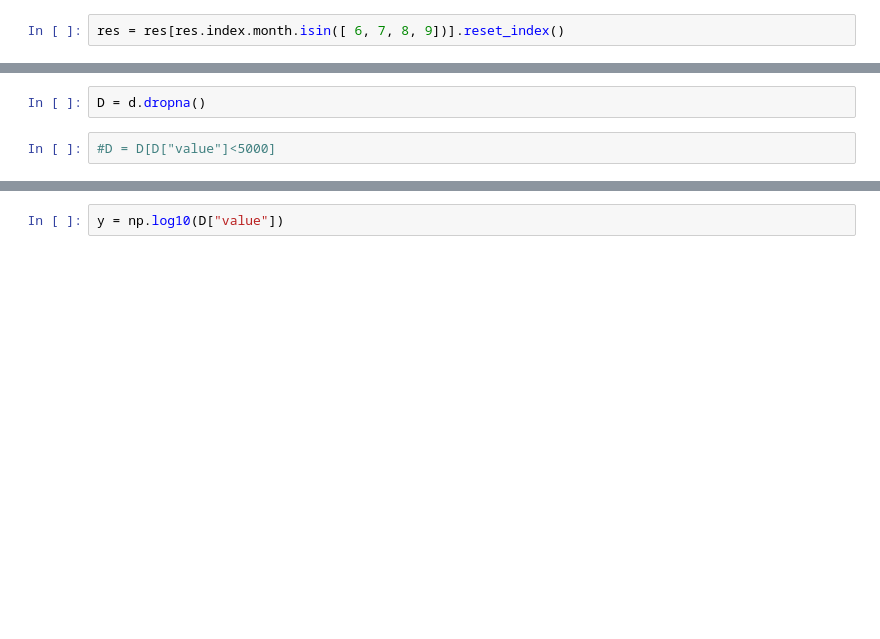
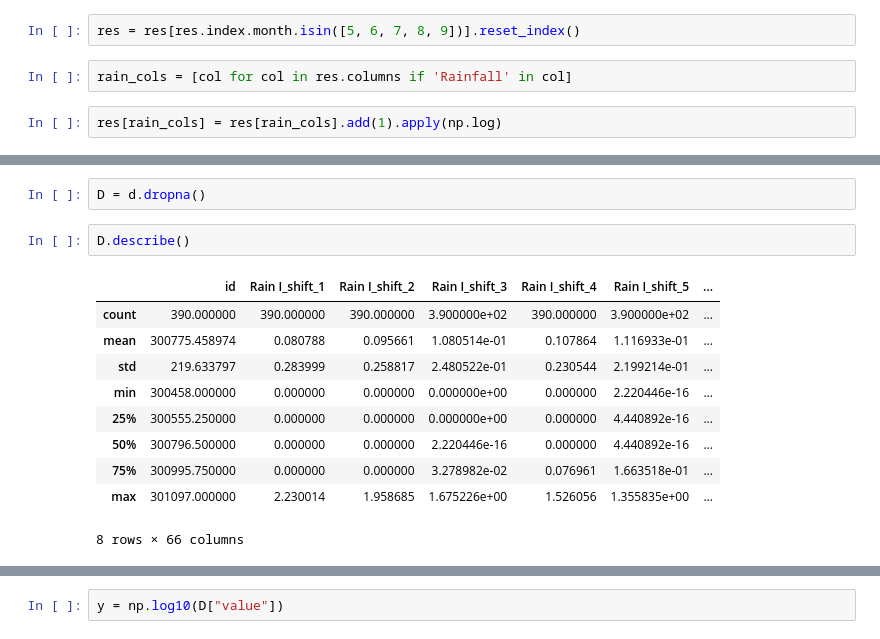
Before and after one commit to mrustl/plattform, a Jupyter notebook: test_area_select.ipynb, the cells around one changed output, grey strips where cells are left out. Cells and saved outputs as stored; diff of their text form; blank space fills up the shorter version.

Commit message:
log rainfall

```diff
--- a/test_area_select.ipynb
+++ b/test_area_select.ipynb
@@ -66,2 +116,6 @@ res.filter(regex='_shift_1').plot()
 # %%
-res = res[res.index.month.isin([ 6, 7, 8, 9])].reset_index()
+res = res[res.index.month.isin([5, 6, 7, 8, 9])].reset_index()
+# %%
+rain_cols = [col for col in res.columns if 'Rainfall' in col]
+# %%
+res[rain_cols] = res[rain_cols].add(1).apply(np.log)
@@ -74,4 +144,15 @@ d = FIB.merge(res, on= "date").drop("variable", axis = 1)
 # %%
 D = d.dropna()
 # %%
-#D = D[D["value"]<5000]
+D.describe()
+# %% [output]
+|  | id | Rain I_shift_1 | Rain I_shift_2 | Rain I_shift_3 | Rain I_shift_4 | Rain I_shift_5 | ... |
+| count | 390.000000 | 390.000000 | 390.000000 | 3.900000e+02 | 390.000000 | 3.900000e+02 | ... |
+| mean | 300775.458974 | 0.080788 | 0.095661 | 1.080514e-01 | 0.107864 | 1.116933e-01 | ... |
+| std | 219.633797 | 0.283999 | 0.258817 | 2.480522e-01 | 0.230544 | 2.199214e-01 | ... |
+| min | 300458.000000 | 0.000000 | 0.000000 | 0.000000e+00 | 0.000000 | 2.220446e-16 | ... |
+| 25% | 300555.250000 | 0.000000 | 0.000000 | 0.000000e+00 | 0.000000 | 4.440892e-16 | ... |
+| 50% | 300796.500000 | 0.000000 | 0.000000 | 2.220446e-16 | 0.000000 | 4.440892e-16 | ... |
+| 75% | 300995.750000 | 0.000000 | 0.000000 | 3.278982e-02 | 0.076961 | 1.663518e-01 | ... |
+| max | 301097.000000 | 2.230014 | 1.958685 | 1.675226e+00 | 1.526056 | 1.355835e+00 | ... |
+8 rows × 66 columns
```
Also changed, not shown: parts of 28 cells of this notebook, 4 other files.
